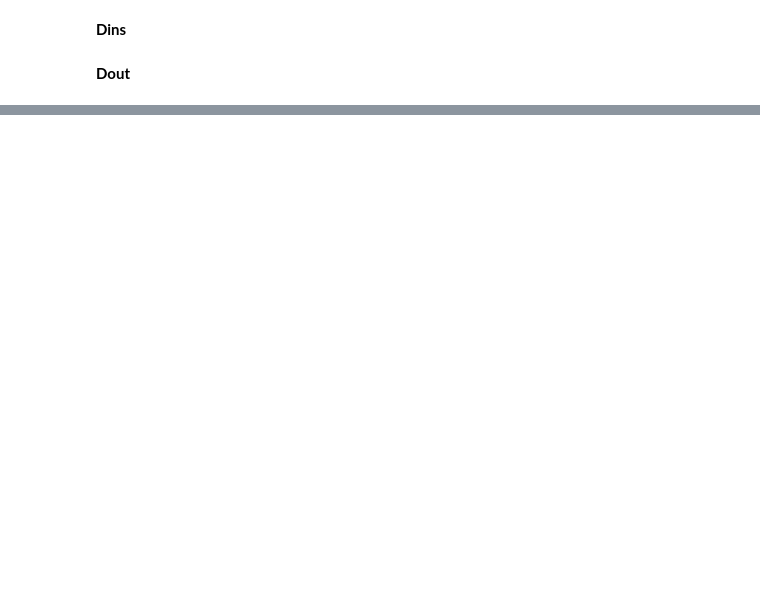
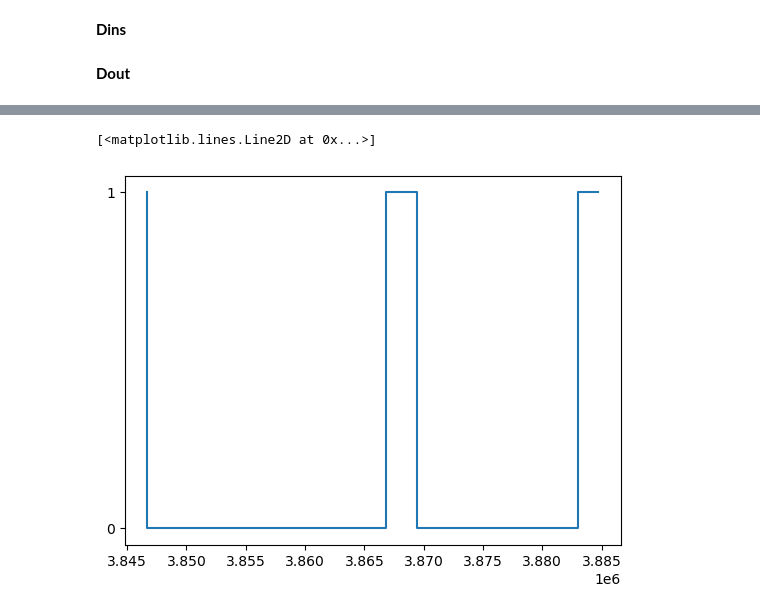
Before and after one commit to zoldello/phil-spyglass-analysis, a Jupyter notebook: w-track-performance.ipynb, the cells around one changed output, grey strips where cells are left out. Cells and saved outputs as stored; diff of their text form; code cells hidden in the pictures; blank space fills up the shorter version.

```diff
--- a/w-track-performance.ipynb
+++ b/w-track-performance.ipynb
@@ -102,0 +364,24 @@ time = readTrodesExtractedDataFile('/stelmo/kyu/L5/20230502/r2/20230502_163824/2
+# %%
+import numpy as np
+import matplotlib.pyplot as plt
+
+data = [1, 0, 0, 1, 1, 0, 1, 0]
+xs = np.repeat(range(len(data)), 2)
+ys = np.repeat(data, 2)
+xs = xs[1:]
+ys = ys[:-1]
+xs = np.append(xs,xs[-1] + 1)
+ys = np.append(ys, ys[-1])
+
+ys = np.array([1,0,1,0,1,1,0,1,1])
+xs = np.array([0,1,2,3,4,5,6,7,8])
+
+
+
+plt.yticks([0,1])
+#plt.step(din1_x, din1_y)
+#plt.scatter(din1_x[:15], din1_y[:15])
+plt.step(din1_x[:5], din1_y[:5])
+# %% [output]
+[<matplotlib.lines.Line2D at 0x...>]
+[figure, added]
```
Also changed, not shown: parts of 59 cells of this notebook, 1 other file.
